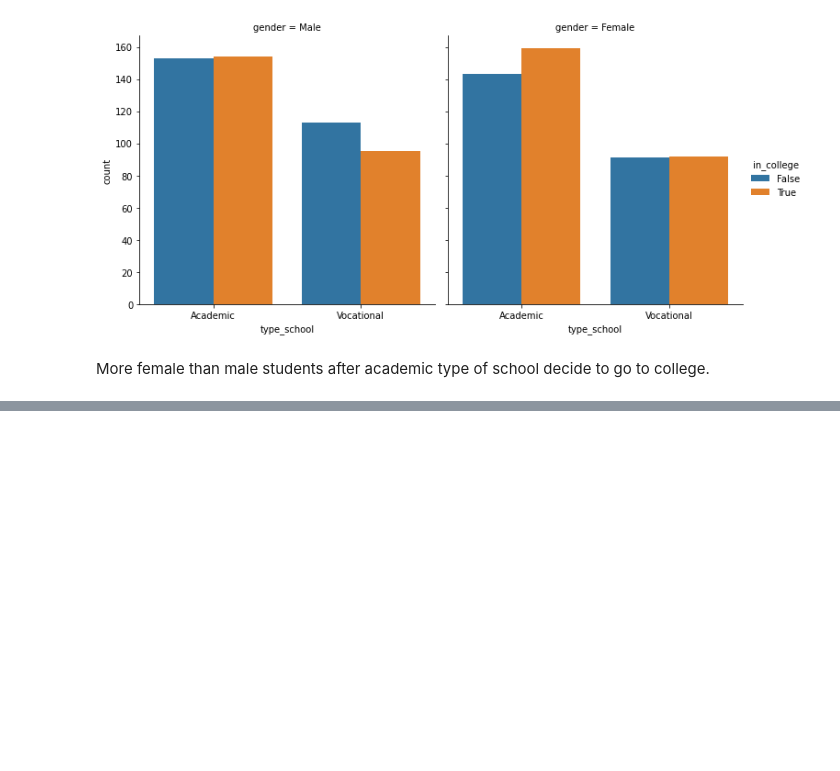
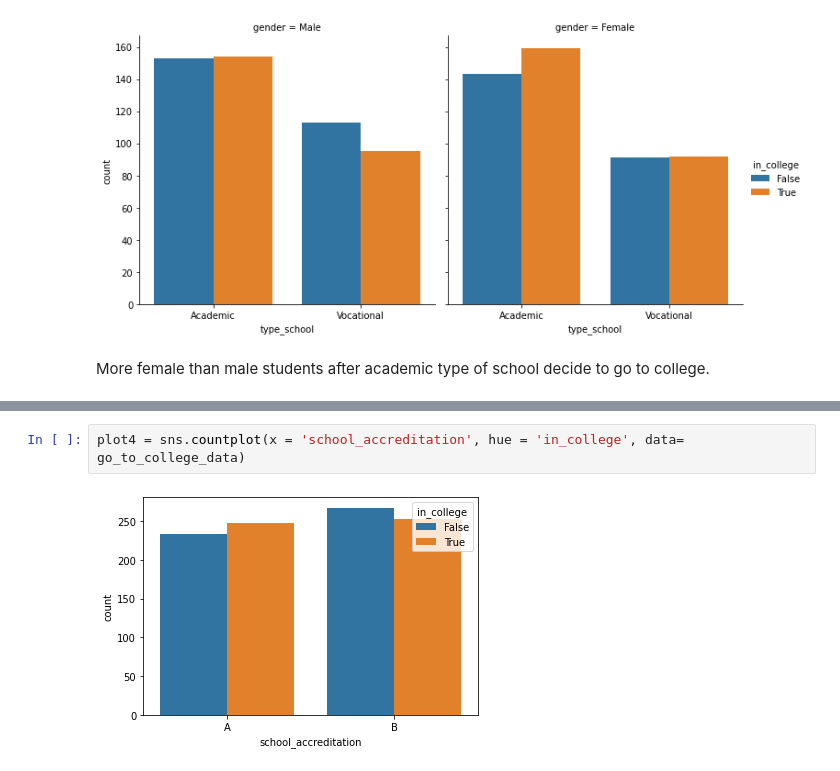
Before and after one commit to khady90/Kaggle, a Jupyter notebook: gotocollegedataset.ipynb, the cells around one changed output, grey strips where cells are left out. Saved outputs shown, nothing was run; the diff lists cells and outputs as text; blank space fills up the shorter version.

```diff
--- a/gotocollegedataset.ipynb
+++ b/gotocollegedataset.ipynb
@@ -80,0 +103,4 @@ More female than male students after academic type of school decide to go to col
+# %%
+plot4 = sns.countplot(x = 'school_accreditation', hue = 'in_college', data= go_to_college_data)
+# %% [output]
+[figure, added]
```
Also changed, not shown: parts of 4 cells of this notebook.
